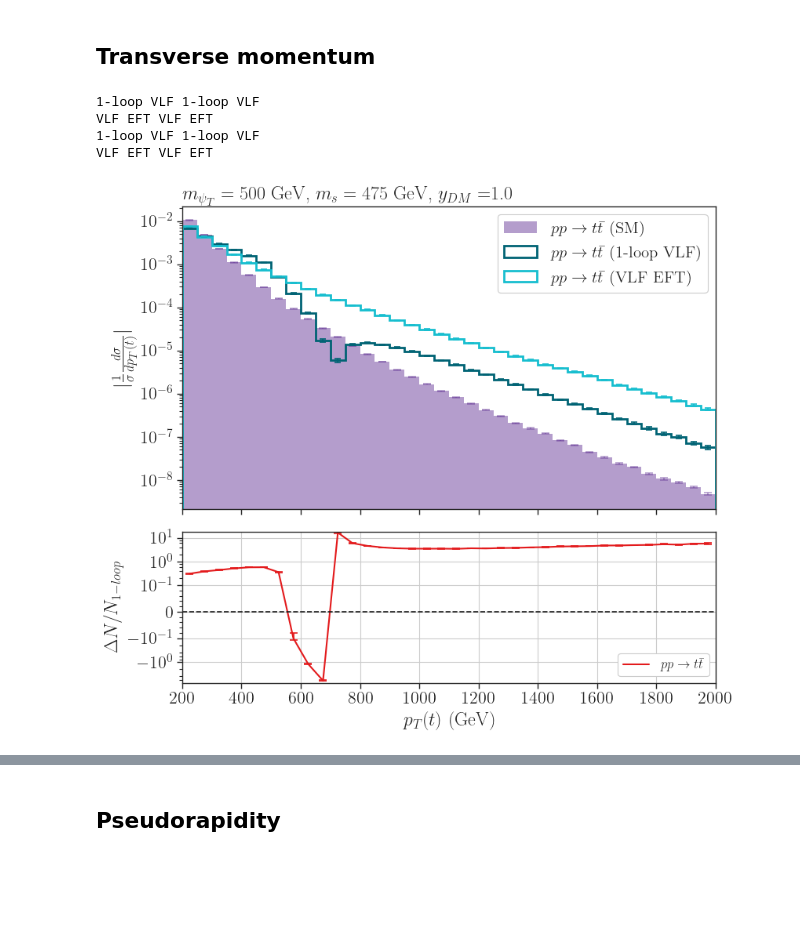
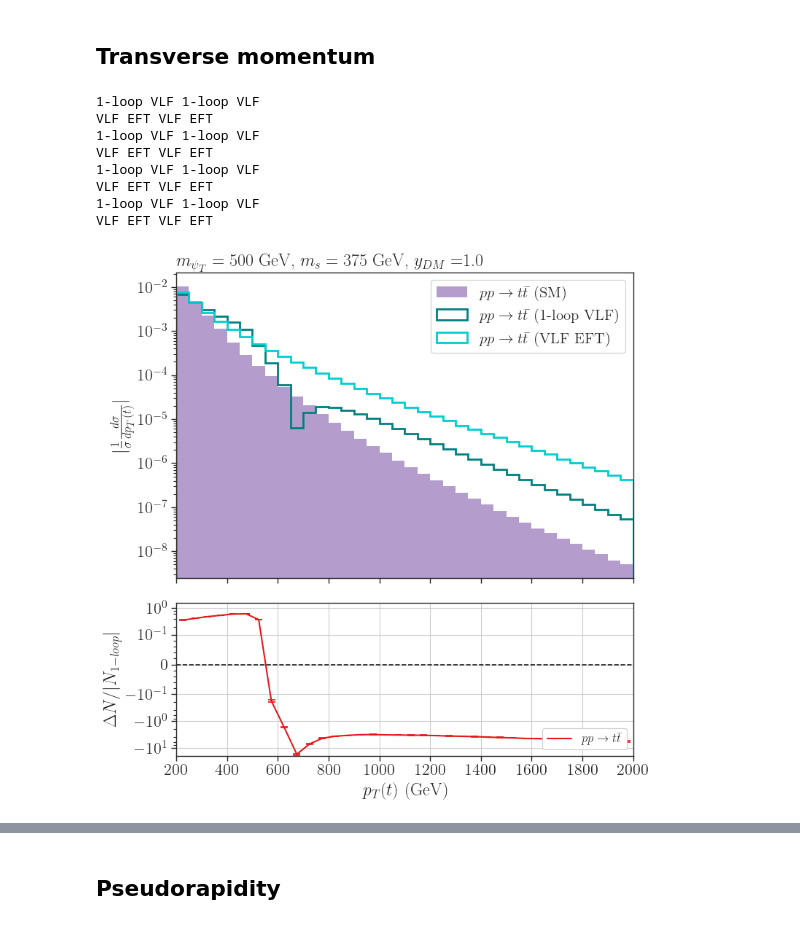
Before and after one commit to viniciusrocca/EFT_ToyModel, a Jupyter notebook: Plots/Distributions_exp_bias.ipynb, the cells around one changed output, grey strips where cells are left out. Drawn from its saved outputs; the diff is of its cells as text; code cells hidden in the pictures; blank space fills up the shorter version.

```diff
--- a/Plots/Distributions_exp_bias.ipynb
+++ b/Plots/Distributions_exp_bias.ipynb
@@ -48,7 +48,7 @@ for f in files + sm_files:
         data.append(aux)
 
 
-data = sorted(data, key=lambda d: d['mass_params'][0])
+data = sorted(data, key=lambda d: (d['mass_params'][0],d['mass_params'][1]))
 # %%
 print(data[0]['mass_params'])
 xSecTest(data + data_sm , True)
@@ -1755,6 +1783,26 @@ plt.show()
 [figure]
 # %% [markdown]
 ## Transverse momentum
+# %%
+def selectColor(model, process):
+    if model == 'EFT' and process == r'$g g \to t \bar{t}$':
+        return sns.color_palette('Paired')[0]
+    elif model == 'VLF EFT' and process == r'$g g \to t \bar{t}$':
+        return sns.color_palette('Paired')[0]
+    elif model == '1-loop VLF' and process == r'$g g \to t \bar{t}$':
+        return sns.color_palette('Paired')[1]
+    elif model == '1-loop UV' and process == r'$g g \to t \bar{t}$':
+        return sns.color_palette('Paired')[1]
+    elif model == 'EFT' and process == r'$q q \to t \bar{t}$':
+        return sns.color_palette('Paired')[2]
+    elif model == 'VLF EFT' and process == r'$q q \to t \bar{t}$':
+        return sns.color_palette('Paired')[2]
+    elif model == 'VLF EFT' and process == r'$p p \to t \bar{t}$':
+        return 'darkturquoise'
+    elif model == '1-loop VLF' and process == r'$p p \to t \bar{t}$':
+        return 'teal'
+    else:
+        return sns.color_palette('Paired')[3]
 # %%
 # Generating the BSM histograms and plotting them
 
@@ -1820,9 +1868,9 @@ for i in range(0, len(data), 4):
         #We have to propagate the error because we are using density = True
         yErr = abs(y)*np.sqrt((np.array(histsErr_sm[0])/np.array(hists_sm[0]))**2 + sum(np.power(histsErr_sm[0],2))/(sum(hists_sm[0])**2))
         #Plot
-        axarr[0].errorbar(x,y, yerr = yErr,
-                       color=sns.color_palette('Paired')[9], fmt = 'none', ms = 5, capsize = 3.5, capthick = 1.2,
-                        ecolor =sns.color_palette('Paired')[9], barsabove = True, alpha = 0.5, zorder = 0)
+        #axarr[0].errorbar(x,y, yerr = yErr,
+         #              color=sns.color_palette('Paired')[9], fmt = 'none', ms = 5, capsize = 3.5, capthick = 1.2,
+          #              ecolor =sns.color_palette('Paired')[9], barsabove = True, alpha = 0.5, zorder = 0)
 
     #BSM plot arrays
     labels = []
@@ -1865,8 +1913,8 @@ for i in range(0, len(data), 4):
         y = aux[0]
         # Propagating the error
         yErr = hErr
-        axarr[0].errorbar(x, y, yerr=yErr,
-                    color=color, fmt='none', capsize=3, capthick=1.2, barsabove=True)
+        #axarr[0].errorbar(x, y, yerr=yErr,
+         #           color=color, fmt='none', capsize=3, capthick=1.2, barsabove=True)
 
 
 
@@ -1881,10 +1929,10 @@ for i in range(0, len(data), 4):
 
     if ratio_plot == True:
         # Calculate the ratio BSM / SM
-        ratio = np.divide(hLoop - hEFT, hLoop, out=np.ones_like(hLoop - hEFT), where=hists_sm!=0)
+        ratio = np.divide(hLoop - hEFT, abs(hLoop), out=np.ones_like(hLoop - hEFT), where=hists_sm!=0)
         ratio_Err = abs(1 - ratio)*np.sqrt((np.array(hEFT_Err)/np.array(hEFT))**2 + (np.array(hLoop_Err)/np.array(hLoop))**2)
 
-        y_label = r'$\Delta N/N_{1-loop}$'
+        y_label = r'$\frac{N_{1-loop} - N_{EFT}}{\vert N_{1-loop} \vert}$'
 
         axarr[1].plot(x, ratio,linewidth=1.5,linestyle='solid',alpha=1,
                              label=r'$p p \to t\bar{t}$',c=sns.color_palette("Paired")[5])
@@ -1904,7 +1952,7 @@ for i in range(0, len(data), 4):
         else:
             axarr[1].legend(loc='lower left',fontsize=12,framealpha=1.0,ncol=2)
         axarr[1].grid(True)
-        axarr[1].set_ylabel(r'$\Delta N/N_{1-loop}$')
+        axarr[1].set_ylabel(r'$\Delta N/\vert N_{1-loop}\vert$')
         axarr[1].set_xlabel(r'$p_T(t)$ (GeV)')
         if mPsiT == 1500.0:
             axarr[1].set_xticks(np.arange(250., 2750., 250.))
@@ -1923,31 +1971,36 @@ for i in range(0, len(data), 4):
         axarr[1].scatter(x,y,color='0')
         axarr[1].axhspan(-1,1, color = 'lawngreen', alpha = 0.15, label = ' 1 error bar')
         axarr[1].axhspan(1,2, color = 'yellow', alpha = 0.15, label = ' 2 error bars')
         axarr[1].axhspan(-1,-2, color = 'yellow', alpha = 0.15)
         axarr[1].set_ylabel(y_label)
         axarr[1].grid()
         axarr[1].set_xlabel(r'$p_T(t)$ (GeV)')
         if mPsiT == 1500.0:
             axarr[1].set_xticks(np.arange(250, 2000, 250))
         axarr[1].legend(fontsize=12,framealpha=1.0,ncol=2)
 
 
     # --- Main plot configs ---
     #Main plot configs
     axarr[0].legend(framealpha=1.0, ncol = 1, loc='upper right',fontsize=15)
     axarr[0].set_title(r'$m_{\psi_T} = %1.0f$ GeV, $m_{s} = %1.0f$ GeV, $y_{DM} = $%1.1f' %(mPsiT,mSDM,yDM),
                    loc='left')
     axarr[0].set_yscale('log')
     axarr[0].set_ylabel(r'$|\frac{1}{\sigma}\frac{d \sigma}{d p_T(t)}|$')
     axarr[0].set_xlim(bins.min(),bins.max())
     #axarr[0].set_ylim(1e-8,1e-1)
+    plt.tight_layout()
     filename = f"pt_pp_mPsiT_{int(mPsiT)}_mSDM_{int(mSDM)}.png"
     plt.savefig(filename)
 
 plt.show()
 # %% [output]
 1-loop VLF 1-loop VLF
 VLF EFT VLF EFT
 1-loop VLF 1-loop VLF
 VLF EFT VLF EFT
+1-loop VLF 1-loop VLF
+VLF EFT VLF EFT
+1-loop VLF 1-loop VLF
+VLF EFT VLF EFT
-[figure, old version]
+[figure, new version]
```
Also changed, not shown: parts of 8 cells of this notebook, 6 other files.
